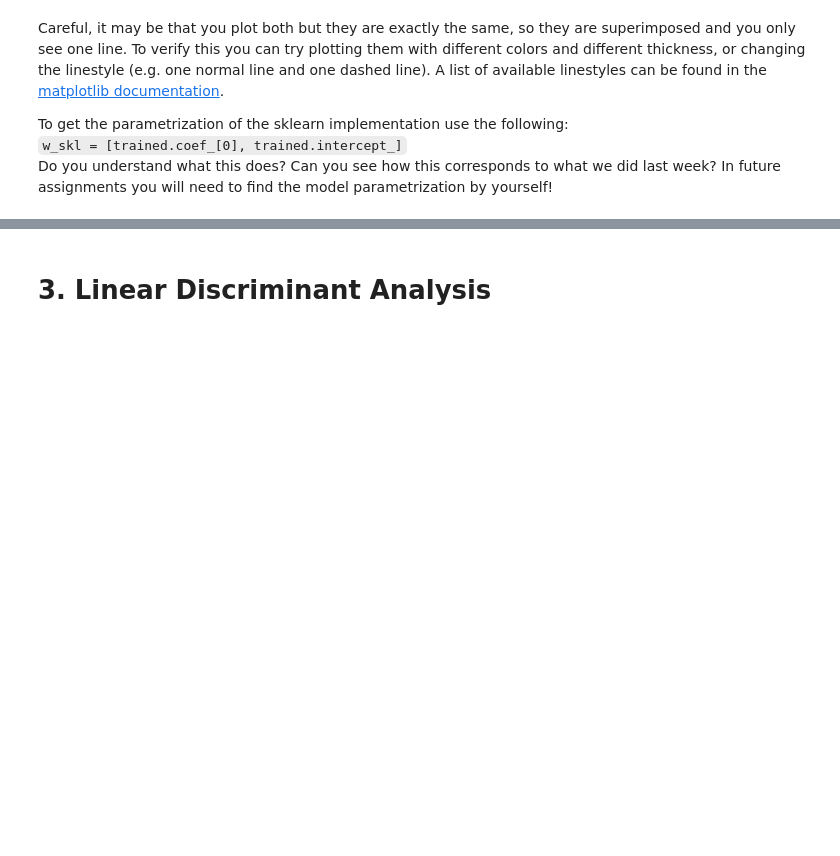
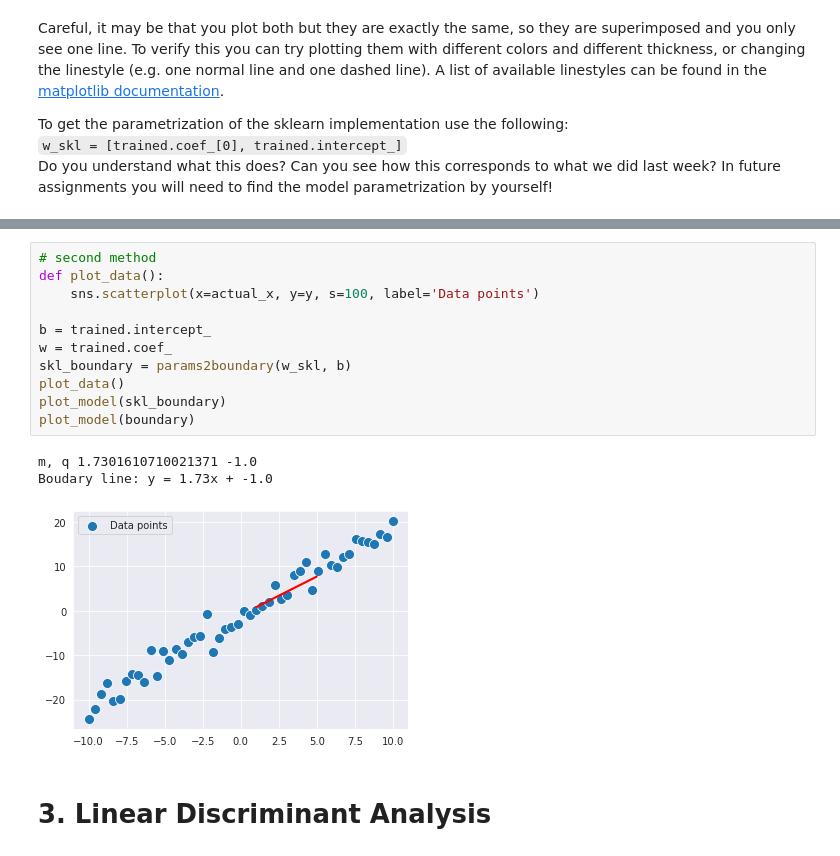
Before and after one commit to ahonongobi/ML-assignements, a Jupyter notebook: assignment_03.ipynb, the cells around one changed output, grey strips where cells are left out. Cells and saved outputs as stored; diff of their text form; blank space fills up the shorter version.

```diff
--- a/assignment_03.ipynb
+++ b/assignment_03.ipynb
@@ -381,3 +391,18 @@ linear_model_plot(w_skl, color='gold', linewidth=2, linestyle='--')
+# %%
+# second method
+def plot_data():
+    sns.scatterplot(x=actual_x, y=y, s=100, label='Data points')
+
+b = trained.intercept_
+w = trained.coef_
+skl_boundary = params2boundary(w_skl, b)
+plot_data()
+plot_model(skl_boundary)
+plot_model(boundary)
+# %% [output]
+m, q 1.7301610710021371 -1.0
+Boudary line: y = 1.73x + -1.0
+[figure, added]
 # %% [markdown]
 # 3. Linear Discriminant Analysis
 # %% [markdown]
```
Also changed, not shown: parts of 12 cells of this notebook, 1 other file.
